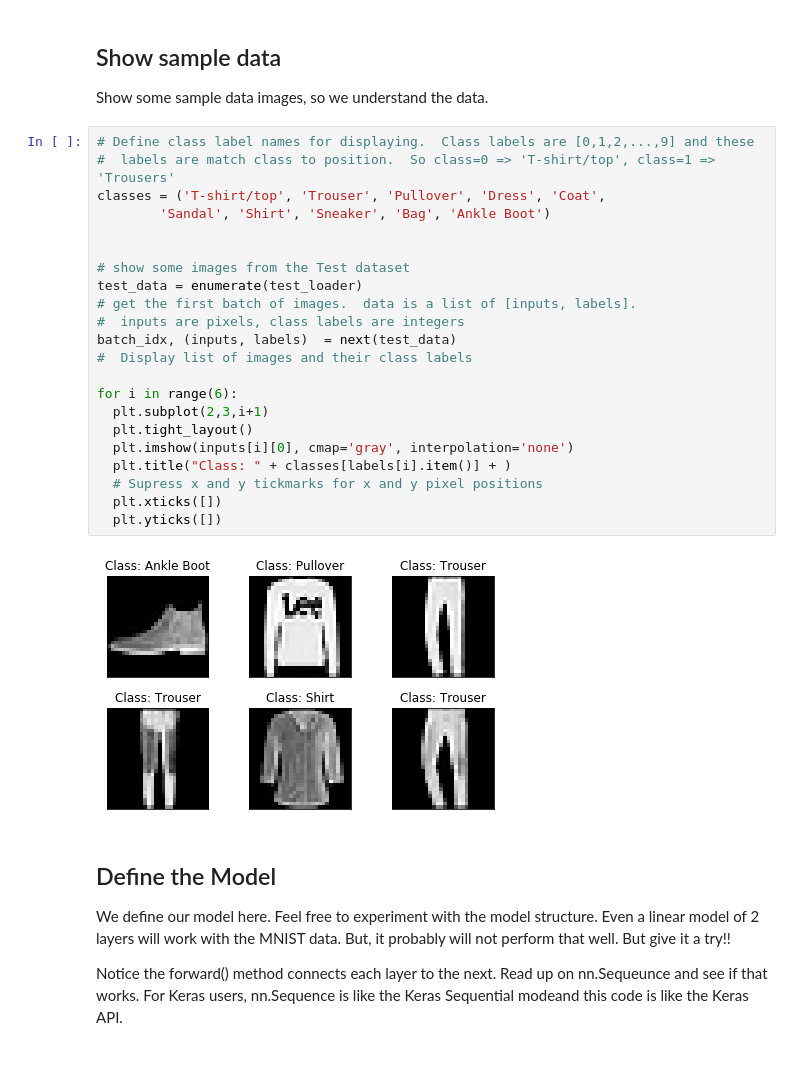
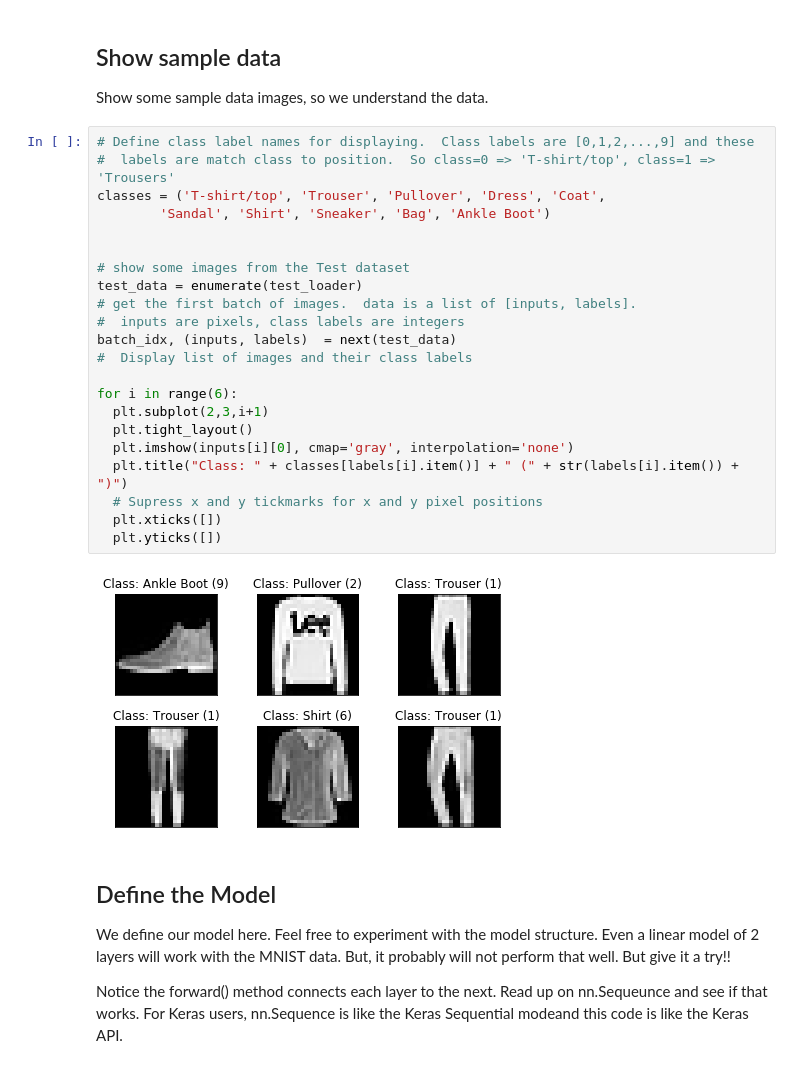
Before and after one commit to WestCoastML/pytorch_tutorial, a Jupyter notebook: pytorch_tutorial2_Fashion_MNIST.ipynb, the cells around one changed output. Saved outputs shown, nothing was run; the diff lists cells and outputs as text.

```diff
--- a/pytorch_tutorial2_Fashion_MNIST.ipynb
+++ b/pytorch_tutorial2_Fashion_MNIST.ipynb
@@ -82,27 +84,27 @@ Show some sample data images, so we understand the data.
 # %%
 # Define class label names for displaying.  Class labels are [0,1,2,...,9] and these
 #  labels are match class to position.  So class=0 => 'T-shirt/top', class=1 => 'Trousers'
 classes = ('T-shirt/top', 'Trouser', 'Pullover', 'Dress', 'Coat',
         'Sandal', 'Shirt', 'Sneaker', 'Bag', 'Ankle Boot')
 
 
 # show some images from the Test dataset
 test_data = enumerate(test_loader)
 # get the first batch of images.  data is a list of [inputs, labels].
 #  inputs are pixels, class labels are integers
 batch_idx, (inputs, labels)  = next(test_data)
 #  Display list of images and their class labels
 
 for i in range(6):
   plt.subplot(2,3,i+1)
   plt.tight_layout()
   plt.imshow(inputs[i][0], cmap='gray', interpolation='none')
-  plt.title("Class: " + classes[labels[i].item()] + )
+  plt.title("Class: " + classes[labels[i].item()] + " (" + str(labels[i].item()) + ")")
   # Supress x and y tickmarks for x and y pixel positions
   plt.xticks([])
   plt.yticks([])
 # %% [output]
-[figure, old version]
+[figure, new version]
 # %% [markdown]
 ## Define the Model
 
```
Also changed, not shown: parts of 3 cells of this notebook.
